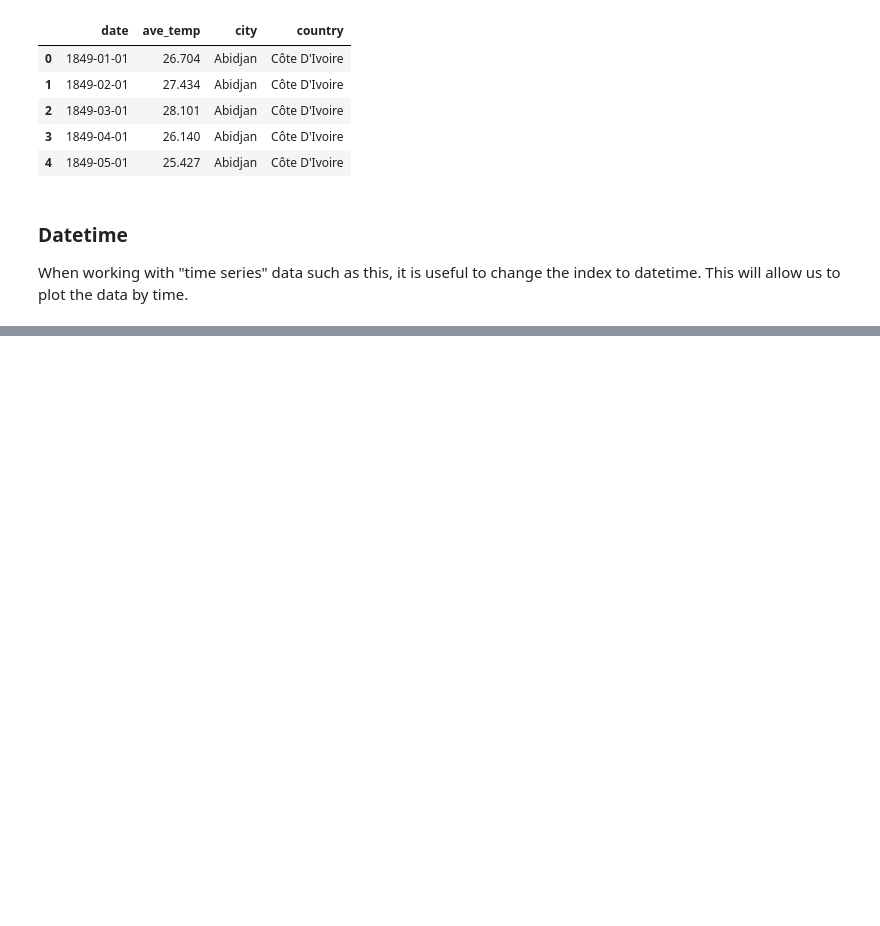
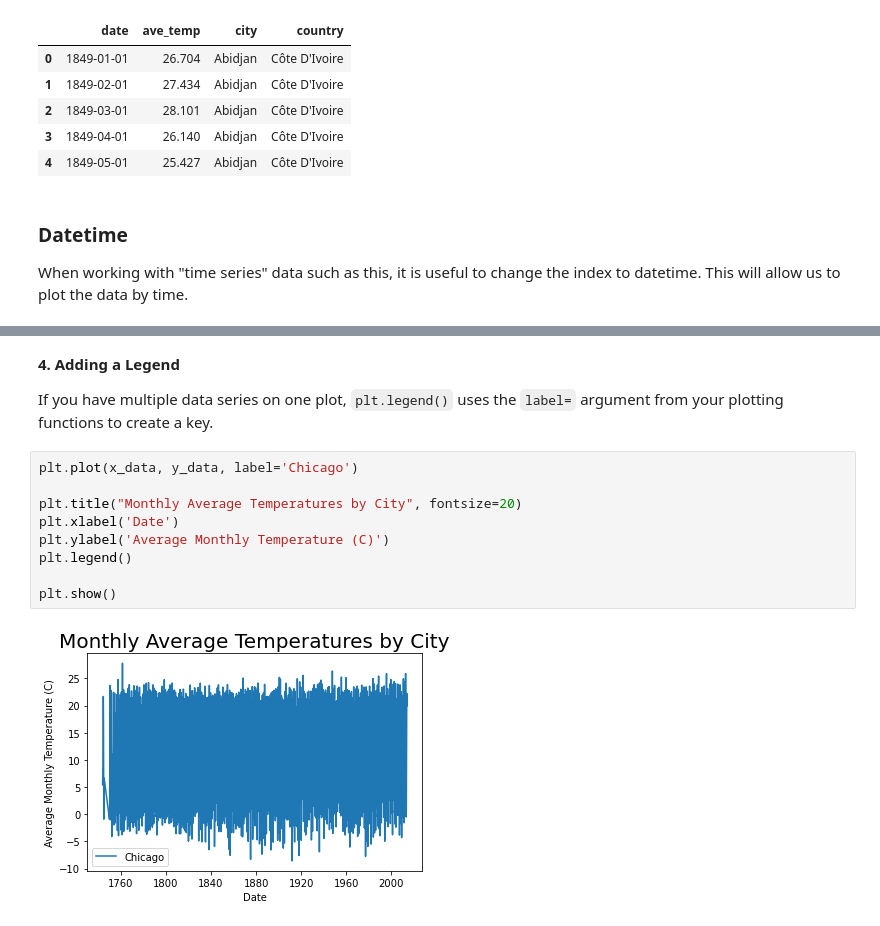
Before and after one commit to ekle12/big-data-camp, a Jupyter notebook: Instructor Notebooks/3_Plots_instructor.ipynb, the cells around one changed output, grey strips where cells are left out. Cells and saved outputs as stored; diff of their text form; blank space fills up the shorter version.

```diff
--- a/Instructor Notebooks/3_Plots_instructor.ipynb
+++ b/Instructor Notebooks/3_Plots_instructor.ipynb
@@ -164,0 +124,15 @@ fig.set_size_inches(15, 5)
+# %% [markdown]
+**4. Adding a Legend**
+
+If you have multiple data series on one plot, `plt.legend()` uses the `label=` argument from your plotting functions to create a key.
+# %%
+plt.plot(x_data, y_data, label='Chicago')
+
+plt.title("Monthly Average Temperatures by City", fontsize=20)
+plt.xlabel('Date')
+plt.ylabel('Average Monthly Temperature (C)')
+plt.legend()
+
+plt.show()
+# %% [output]
+[figure, added]
```
Also changed, not shown: parts of 48 cells of this notebook.
